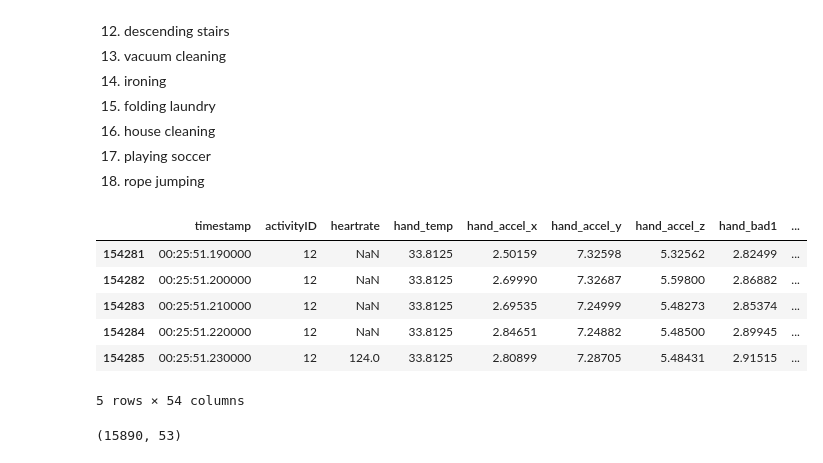
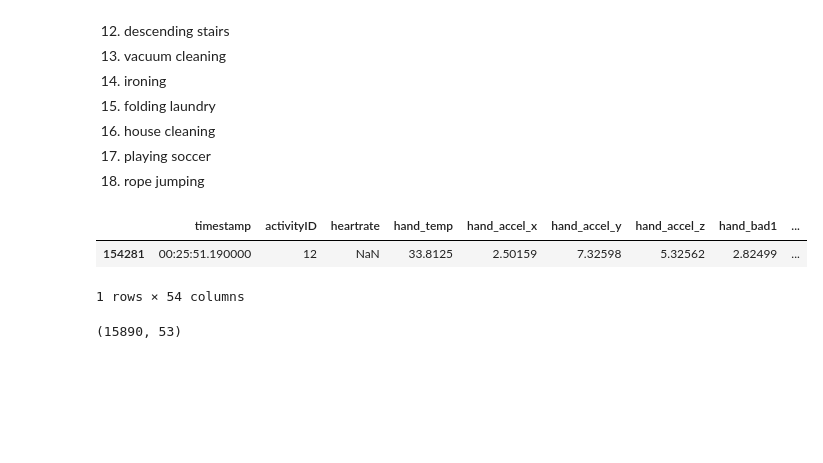
Before and after one commit to aktivkohle/activity-identification, a Jupyter notebook: descending_stairs_plot.ipynb, the cells around one changed output. Saved outputs shown, nothing was run; the diff lists cells and outputs as text; code cells hidden in the pictures; blank space fills up the shorter version.

```diff
--- a/descending_stairs_plot.ipynb
+++ b/descending_stairs_plot.ipynb
@@ -107,15 +104,11 @@ zero - other (transient activities)
 24. rope jumping
 # %%
 dfDownstairs = df[df['activityID'] == 12]
-dfDownstairs.head(5)
+dfDownstairs.head(1)
 # %% [output]
 |  | timestamp | activityID | heartrate | hand_temp | hand_accel_x | hand_accel_y | hand_accel_z | hand_bad1 | ... |
 | 154281 | 00:25:51.190000 | 12 | NaN | 33.8125 | 2.50159 | 7.32598 | 5.32562 | 2.82499 | ... |
-| 154282 | 00:25:51.200000 | 12 | NaN | 33.8125 | 2.69990 | 7.32687 | 5.59800 | 2.86882 | ... |
-| 154283 | 00:25:51.210000 | 12 | NaN | 33.8125 | 2.69535 | 7.24999 | 5.48273 | 2.85374 | ... |
-| 154284 | 00:25:51.220000 | 12 | NaN | 33.8125 | 2.84651 | 7.24882 | 5.48500 | 2.89945 | ... |
-| 154285 | 00:25:51.230000 | 12 | 124.0 | 33.8125 | 2.80899 | 7.28705 | 5.48431 | 2.91515 | ... |
-5 rows × 54 columns
+1 rows × 54 columns
 # %%
 dfDownstairs.set_index('timestamp', inplace=True)
 # %%
```
Also changed, not shown: parts of 3 cells of this notebook.
